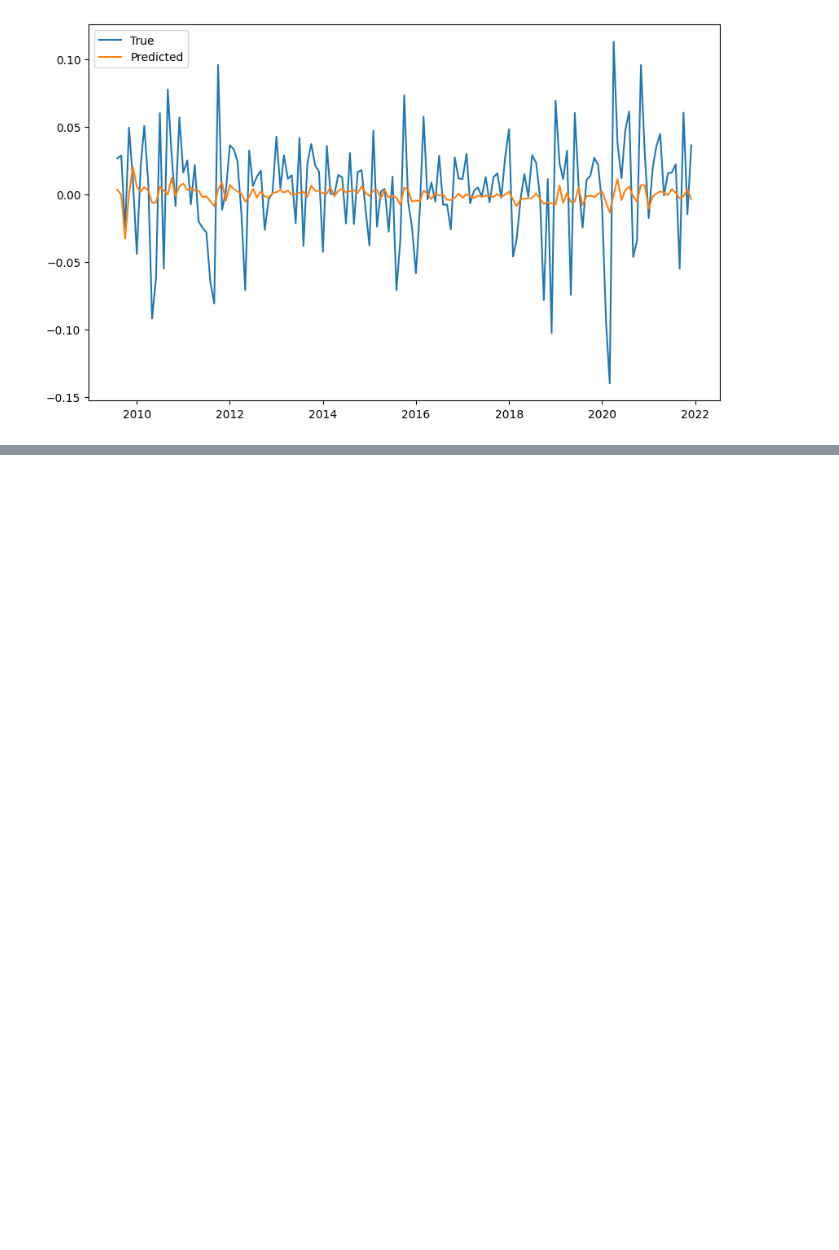
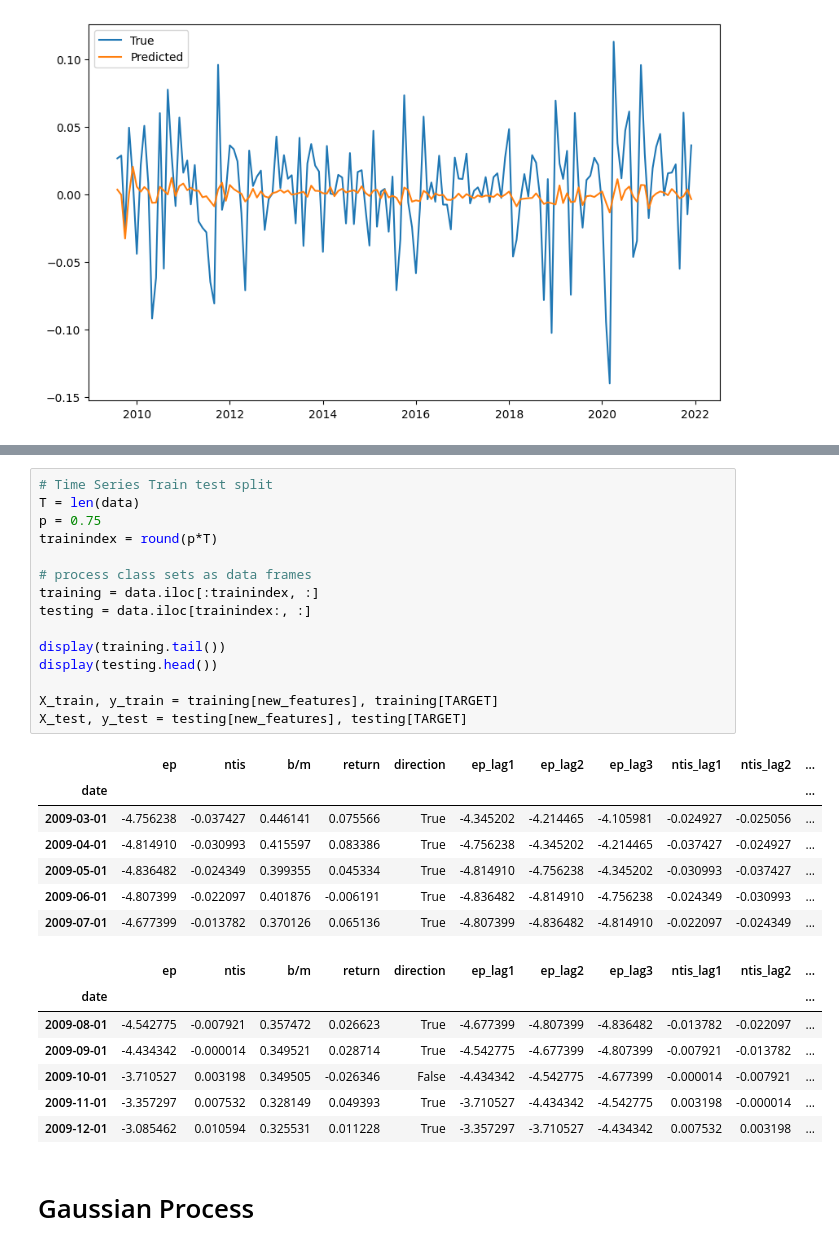
Before and after one commit to jonnycodd99/ML-for-Finance, a Jupyter notebook: Homework 1/01. Question 3.ipynb, the cells around one changed output, grey strips where cells are left out. Cells and saved outputs as stored; diff of their text form; blank space fills up the shorter version.

```diff
--- a/Homework 1/01. Question 3.ipynb
+++ b/Homework 1/01. Question 3.ipynb
@@ -462,0 +515,32 @@ plt.show()
+# %%
+# Time Series Train test split
+T = len(data)
+p = 0.75
+trainindex = round(p*T)
+
+# process class sets as data frames
+training = data.iloc[:trainindex, :]
+testing = data.iloc[trainindex:, :]
+
+display(training.tail())
+display(testing.head())
+
+X_train, y_train = training[new_features], training[TARGET]
+X_test, y_test = testing[new_features], testing[TARGET]
+# %% [output]
+|  | ep | ntis | b/m | return | direction | ep_lag1 | ep_lag2 | ep_lag3 | ntis_lag1 | ntis_lag2 | ... |
+| date |  |  |  |  |  |  |  |  |  |  | ... |
+| 2009-03-01 | -4.756238 | -0.037427 | 0.446141 | 0.075566 | True | -4.345202 | -4.214465 | -4.105981 | -0.024927 | -0.025056 | ... |
+| 2009-04-01 | -4.814910 | -0.030993 | 0.415597 | 0.083386 | True | -4.756238 | -4.345202 | -4.214465 | -0.037427 | -0.024927 | ... |
+| 2009-05-01 | -4.836482 | -0.024349 | 0.399355 | 0.045334 | True | -4.814910 | -4.756238 | -4.345202 | -0.030993 | -0.037427 | ... |
+| 2009-06-01 | -4.807399 | -0.022097 | 0.401876 | -0.006191 | True | -4.836482 | -4.814910 | -4.756238 | -0.024349 | -0.030993 | ... |
+| 2009-07-01 | -4.677399 | -0.013782 | 0.370126 | 0.065136 | True | -4.807399 | -4.836482 | -4.814910 | -0.022097 | -0.024349 | ... |
+|  | ep | ntis | b/m | return | direction | ep_lag1 | ep_lag2 | ep_lag3 | ntis_lag1 | ntis_lag2 | ... |
+| date |  |  |  |  |  |  |  |  |  |  | ... |
+| 2009-08-01 | -4.542775 | -0.007921 | 0.357472 | 0.026623 | True | -4.677399 | -4.807399 | -4.836482 | -0.013782 | -0.022097 | ... |
+| 2009-09-01 | -4.434342 | -0.000014 | 0.349521 | 0.028714 | True | -4.542775 | -4.677399 | -4.807399 | -0.007921 | -0.013782 | ... |
+| 2009-10-01 | -3.710527 | 0.003198 | 0.349505 | -0.026346 | False | -4.434342 | -4.542775 | -4.677399 | -0.000014 | -0.007921 | ... |
+| 2009-11-01 | -3.357297 | 0.007532 | 0.328149 | 0.049393 | True | -3.710527 | -4.434342 | -4.542775 | 0.003198 | -0.000014 | ... |
+| 2009-12-01 | -3.085462 | 0.010594 | 0.325531 | 0.011228 | True | -3.357297 | -3.710527 | -4.434342 | 0.007532 | 0.003198 | ... |
+# %% [markdown]
+# Gaussian Process
```
Also changed, not shown: parts of 8 cells of this notebook.
